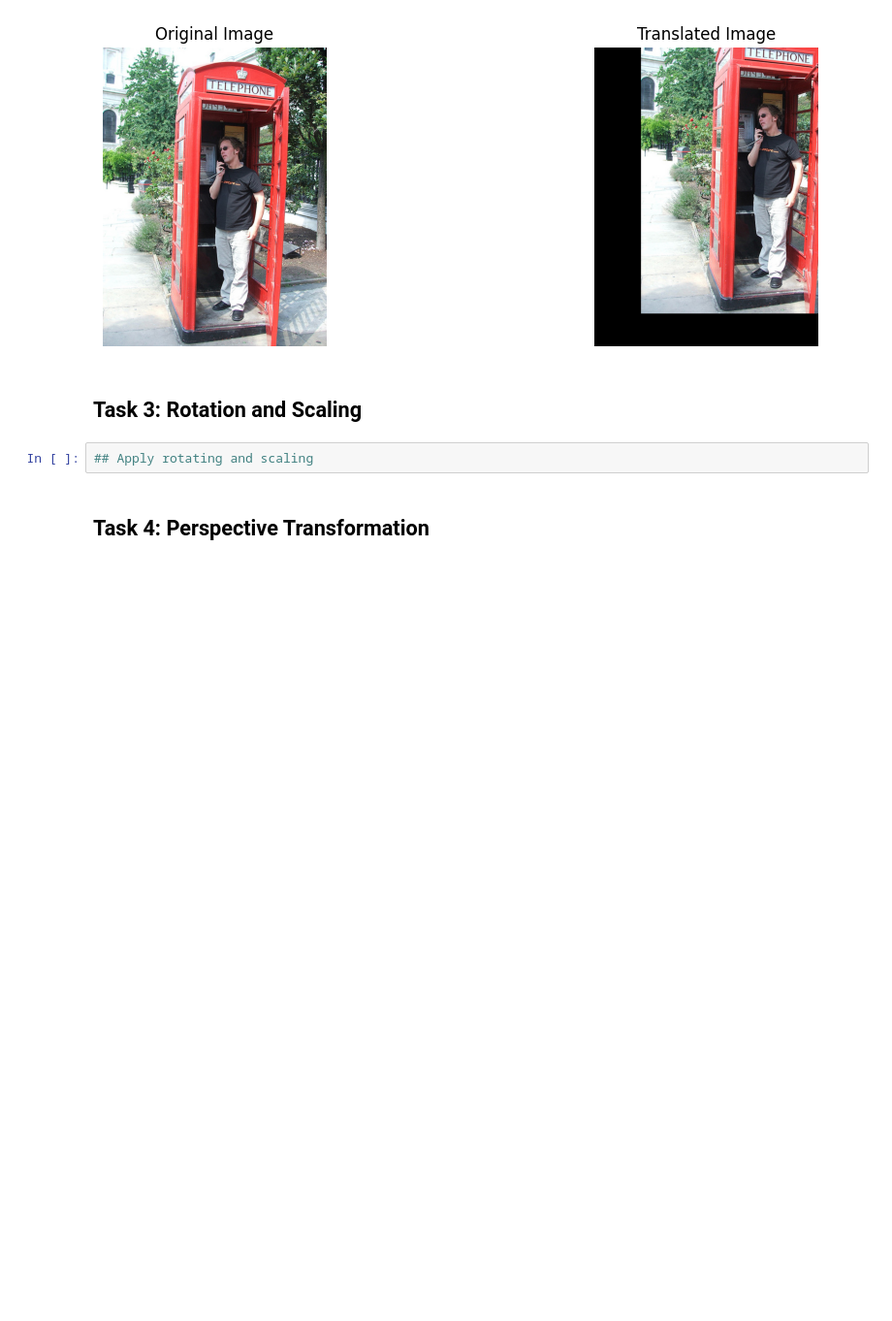
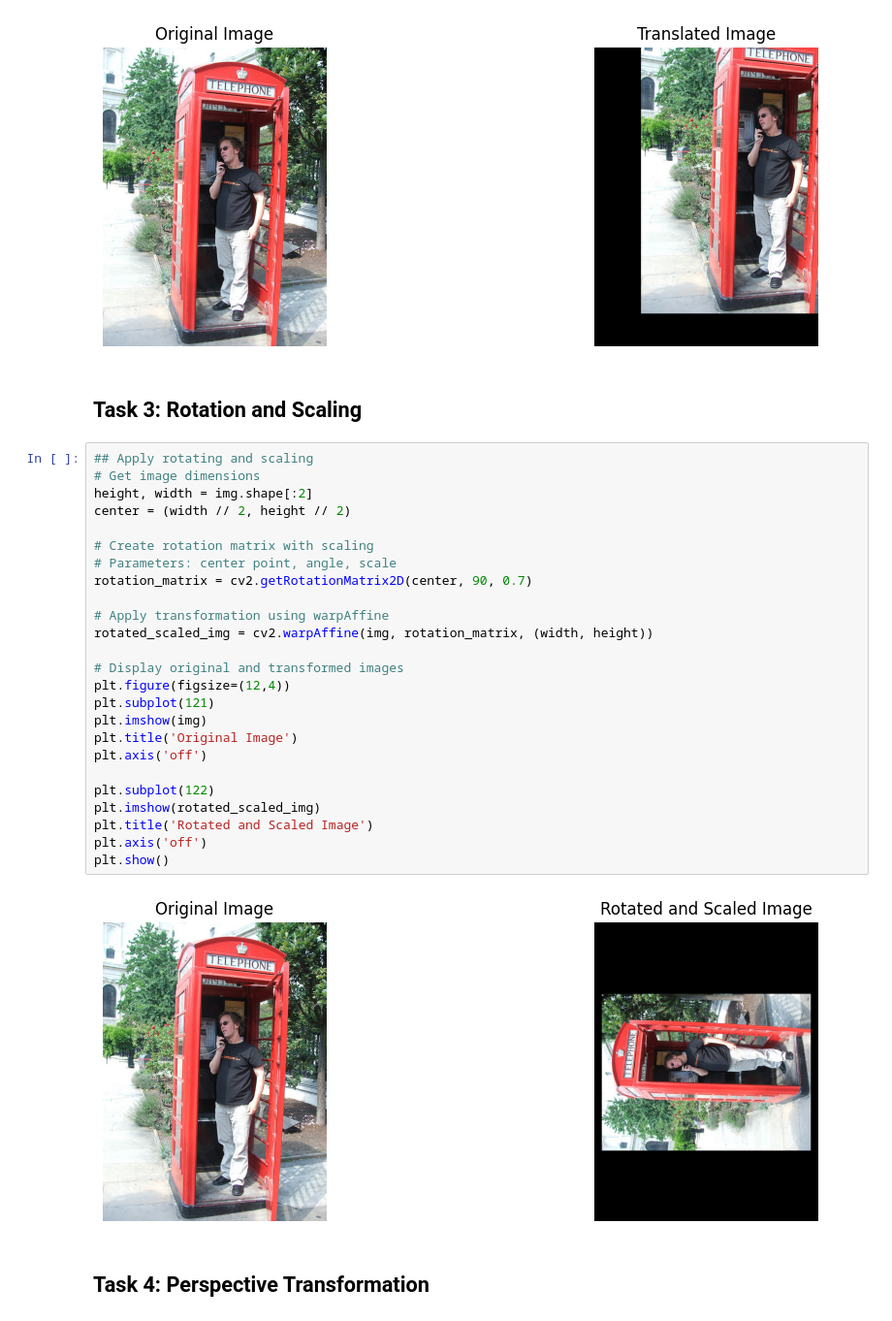
Before and after one commit to mobatusi/data-augmentation-ml, a Jupyter notebook: data_augmentation.ipynb, the cells around one changed output. Shown at 97% size. Saved outputs shown, nothing was run; the diff lists cells and outputs as text; blank space fills up the shorter version.

```diff
--- a/data_augmentation.ipynb
+++ b/data_augmentation.ipynb
@@ -80,6 +80,31 @@ plt.show()
 ## Task 3: Rotation and Scaling
 # %%
 ## Apply rotating and scaling
+# Get image dimensions
+height, width = img.shape[:2]
+center = (width // 2, height // 2)
+
+# Create rotation matrix with scaling
+# Parameters: center point, angle, scale
+rotation_matrix = cv2.getRotationMatrix2D(center, 90, 0.7)
+
+# Apply transformation using warpAffine
+rotated_scaled_img = cv2.warpAffine(img, rotation_matrix, (width, height))
+
+# Display original and transformed images
+plt.figure(figsize=(12,4))
+plt.subplot(121)
+plt.imshow(img)
+plt.title('Original Image')
+plt.axis('off')
+
+plt.subplot(122)
+plt.imshow(rotated_scaled_img)
+plt.title('Rotated and Scaled Image')
+plt.axis('off')
+plt.show()
+# %% [output]
+[figure, added]
 # %% [markdown]
 ## Task 4: Perspective Transformation
 # %%
```
Also changed, not shown: parts of 1 cell of this notebook.
